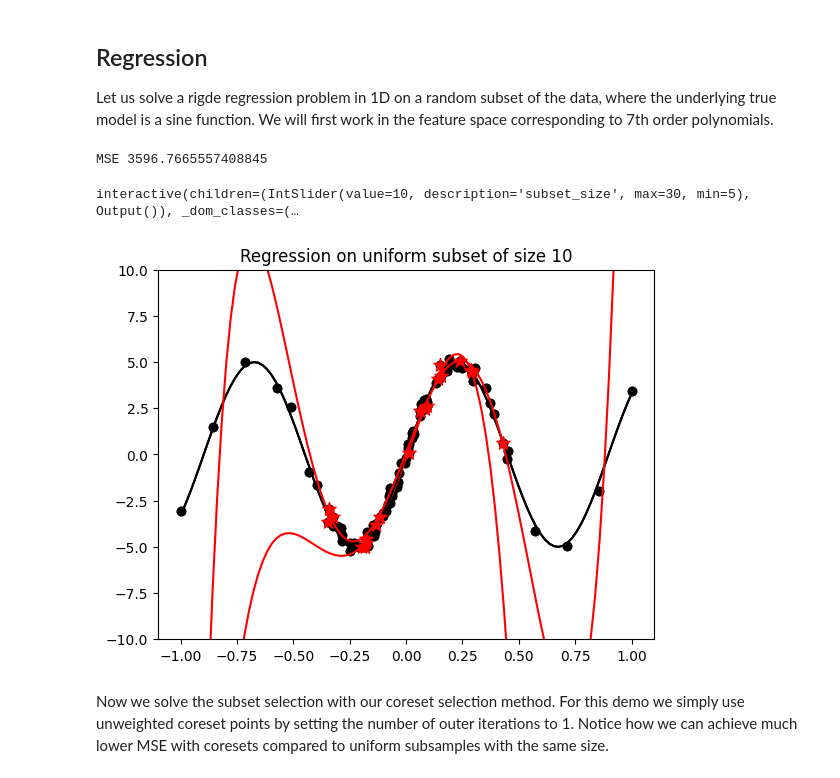
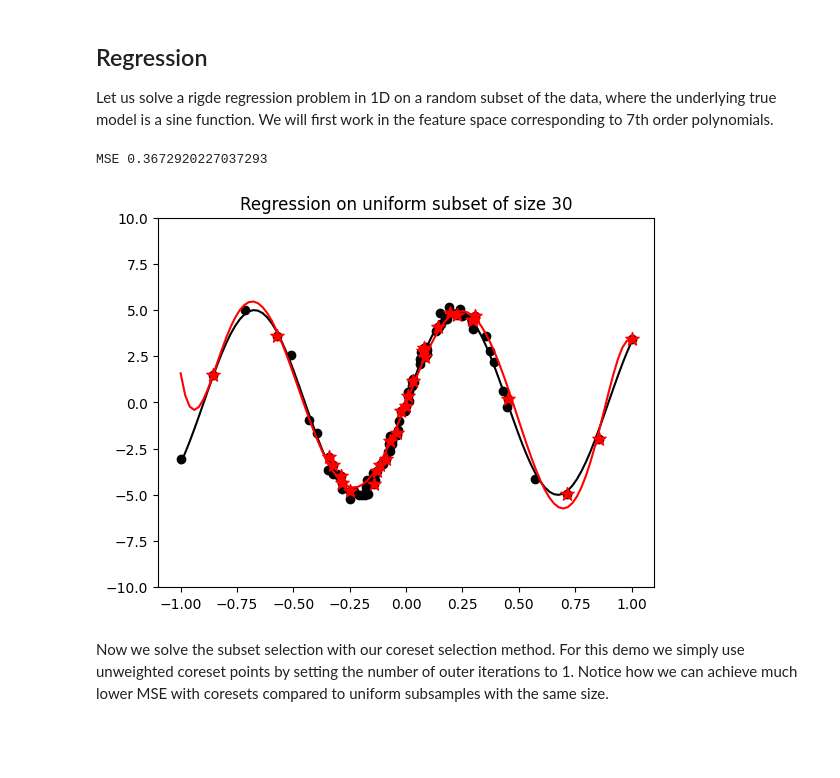
Before and after one commit to haoweiwang0/Coreset_Prioritization, a Jupyter notebook: coreset_prioritization.ipynb, the cells around one changed output. Saved outputs shown, nothing was run; the diff lists cells and outputs as text; code cells hidden in the pictures; blank space fills up the shorter version.

```diff
--- a/coreset_prioritization.ipynb
+++ b/coreset_prioritization.ipynb
@@ -70,10 +67,9 @@ Let us solve a rigde regression problem in 1D on a random subset of the data, wh
 import matplotlib.pyplot as plt
 import numpy as np
 from sklearn.preprocessing import PolynomialFeatures
+
 import bilevel_coreset
 import loss_utils
-from ipywidgets import interact, interactive, fixed, interact_manual
-import ipywidgets as widgets
 
 np.random.seed(0)
 
@@ -117,12 +113,11 @@ def solve_uniform(subset_size):
     theta_hat = solve_regression(x_features[chosen_inds], y[chosen_inds])
     plot_solution(theta_hat, x[chosen_inds], y[chosen_inds], 'Regression on uniform subset of size {}'.format(subset_size))
     print('MSE', np.mean((x_features.dot(theta_hat) - y) ** 2))
-
-solve_uniform(10)
-# %% [output]
-MSE 3596.7665557408845
-interactive(children=(IntSlider(value=10, description='subset_size', max=30, min=5), Output()), _dom_classes=(…
-[figure, removed]
+# %%
+solve_uniform(30)
+# %% [output]
+MSE 0.3672920227037293
+[figure, added]
 # %% [markdown]
 Now we solve the subset selection with our coreset selection method. For this demo we simply use unweighted coreset points by setting the number of outer iterations to 1. Notice how we can achieve much lower MSE with coresets compared to uniform subsamples with the same size.
 # %%
```
Also changed, not shown: parts of 18 cells of this notebook, 2 other files.
